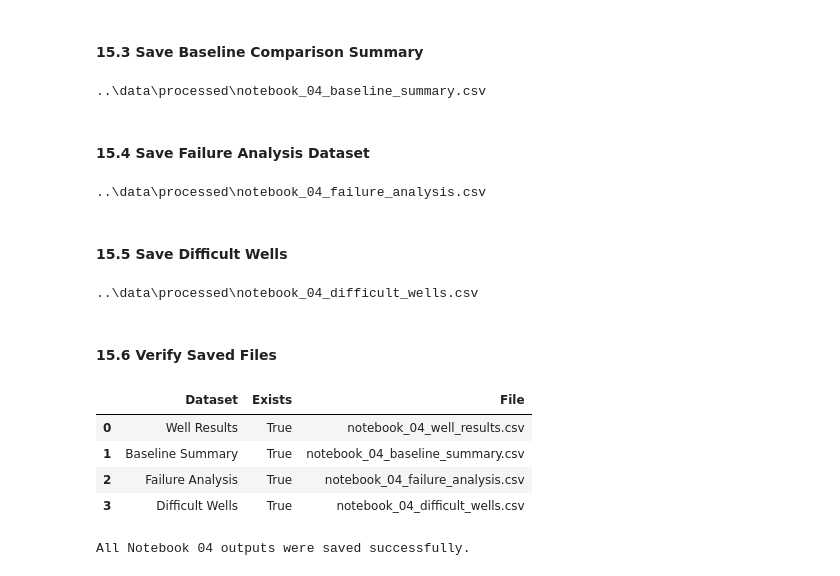
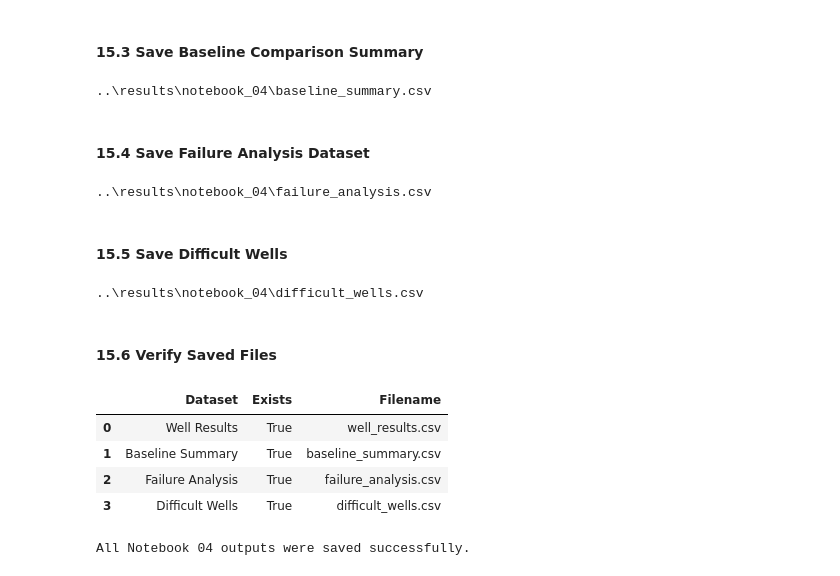
Before and after one commit to chethanadilhari/rogii-wellbore-geology, a Jupyter notebook: notebooks/04_baseline_modelling.ipynb, the cells around one changed output. Cells and saved outputs as stored; diff of their text form; code cells hidden in the pictures.

Commit message:
Bug fix in saved file locations

```diff
--- a/notebooks/04_baseline_modelling.ipynb
+++ b/notebooks/04_baseline_modelling.ipynb
@@ -4507,79 +4507,81 @@ print(baseline_results_path)
 # %% [markdown]
 #### 15.3 Save Baseline Comparison Summary
 # %%
-comparison_summary_path = (
-    OUTPUT_DIR / "notebook_04_baseline_summary.csv"
+baseline_summary_path = (
+    OUTPUT_DIR / "baseline_summary.csv"
 )
 
 comparison_df.to_csv(
-    comparison_summary_path,
-    index=False
+    baseline_summary_path,
+    index=False,
 )
 
-print(comparison_summary_path)
+print(baseline_summary_path)
 # %% [output]
-..\data\processed\notebook_04_baseline_summary.csv
+..\results\notebook_04\baseline_summary.csv
 # %% [markdown]
 #### 15.4 Save Failure Analysis Dataset
 # %%
 failure_analysis_path = (
-    OUTPUT_DIR / "notebook_04_failure_analysis.csv"
+    OUTPUT_DIR / "failure_analysis.csv"
 )
 
 failure_analysis_df.to_csv(
     failure_analysis_path,
-    index=False
+    index=False,
 )
 
 print(failure_analysis_path)
 # %% [output]
-..\data\processed\notebook_04_failure_analysis.csv
+..\results\notebook_04\failure_analysis.csv
 # %% [markdown]
 #### 15.5 Save Difficult Wells
 # %%
 difficult_wells_path = (
-    OUTPUT_DIR / "notebook_04_difficult_wells.csv"
+    OUTPUT_DIR / "difficult_wells.csv"
 )
 
 difficult_wells_df.to_csv(
     difficult_wells_path,
-    index=False
+    index=False,
 )
 
 print(difficult_wells_path)
 # %% [output]
-..\data\processed\notebook_04_difficult_wells.csv
+..\results\notebook_04\difficult_wells.csv
 # %% [markdown]
 #### 15.6 Verify Saved Files
 # %%
 saved_files = {
-    "Well Results": baseline_results_path,
-    "Baseline Summary": comparison_summary_path,
+    "Well Results": well_results_path,
+    "Baseline Summary": baseline_summary_path,
     "Failure Analysis": failure_analysis_path,
     "Difficult Wells": difficult_wells_path,
 }
 
 verification_records = []
 
-for name, path in saved_files.items():
+for dataset_name, file_path in saved_files.items():
 
-    verification_records.append({
-        "Dataset": name,
-        "Exists": path.exists(),
-        "File": path.name
-    })
+    verification_records.append(
+        {
+            "Dataset": dataset_name,
+            "Exists": file_path.exists(),
+            "Filename": file_path.name,
+        }
+    )
 
 verification_df = pd.DataFrame(
     verification_records
 )
 
-verification_df
+display(verification_df)
 # %% [output]
-|  | Dataset | Exists | File |
-| 0 | Well Results | True | notebook_04_well_results.csv |
-| 1 | Baseline Summary | True | notebook_04_baseline_summary.csv |
-| 2 | Failure Analysis | True | notebook_04_failure_analysis.csv |
-| 3 | Difficult Wells | True | notebook_04_difficult_wells.csv |
+|  | Dataset | Exists | Filename |
+| 0 | Well Results | True | well_results.csv |
+| 1 | Baseline Summary | True | baseline_summary.csv |
+| 2 | Failure Analysis | True | failure_analysis.csv |
+| 3 | Difficult Wells | True | difficult_wells.csv |
 # %%
 assert verification_df["Exists"].all(), (
     "One or more output files were not saved successfully."
```
Also changed, not shown: parts of 14 cells of this notebook.
